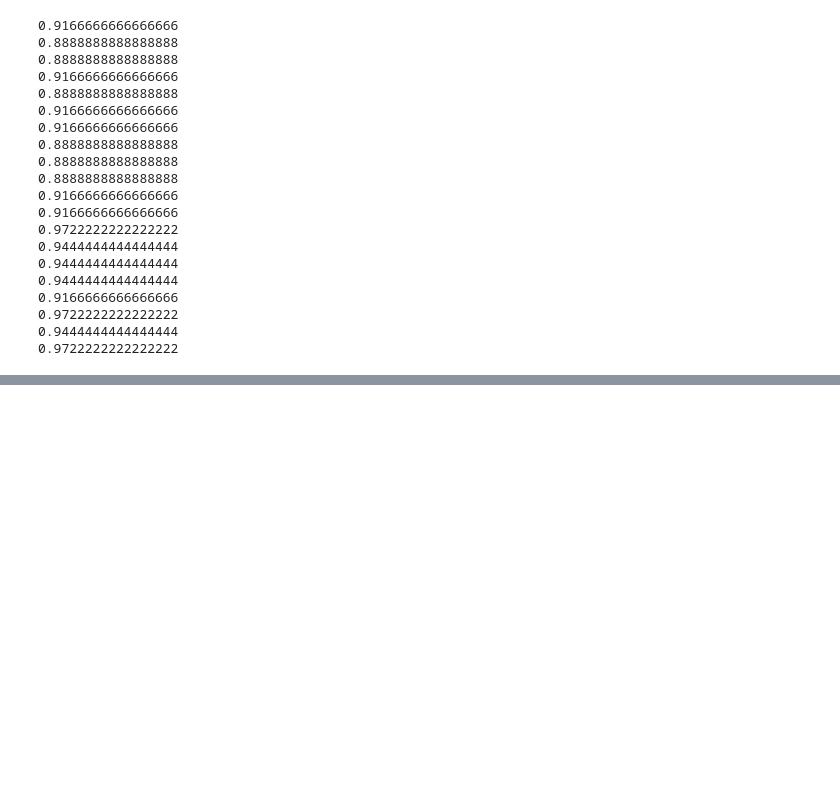
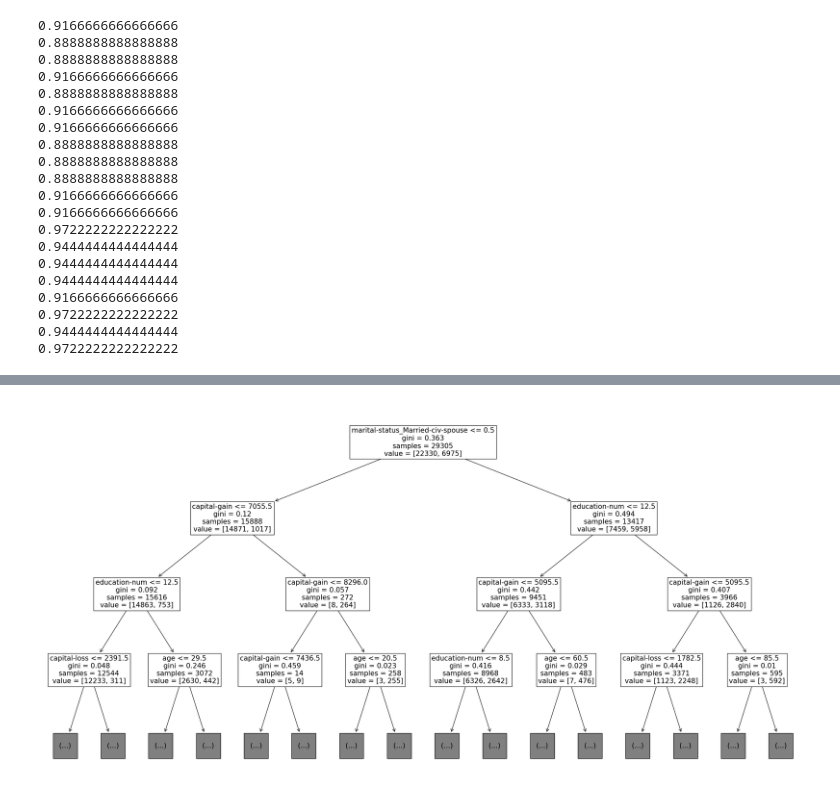
Before and after one commit to gracesjy/mldl_study, a Jupyter notebook: 코랩에서 바로 git 으로 올리기.ipynb, the cells around one changed output, grey strips where cells are left out. Saved outputs shown, nothing was run; the diff lists cells and outputs as text; code cells hidden in the pictures; blank space fills up the shorter version.

```diff
--- a/코랩에서 바로 git 으로 올리기.ipynb
+++ b/코랩에서 바로 git 으로 올리기.ipynb
@@ -709,0 +1072,6 @@ for i in range(1,21):
+# %%
+plt.figure(figsize=(30,15))
+plot_tree(model, max_depth = 3, fontsize=15, feature_names=X_train.columns) # ❶
+plt.show()
+# %% [output]
+[figure, added]
```
Also changed, not shown: parts of 43 cells of this notebook.
